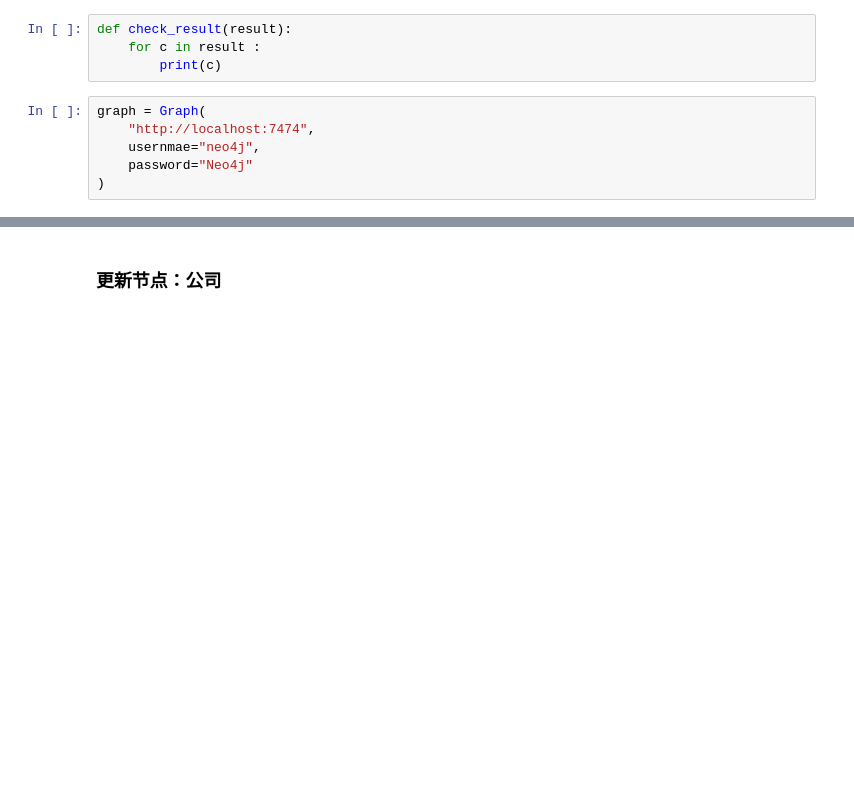
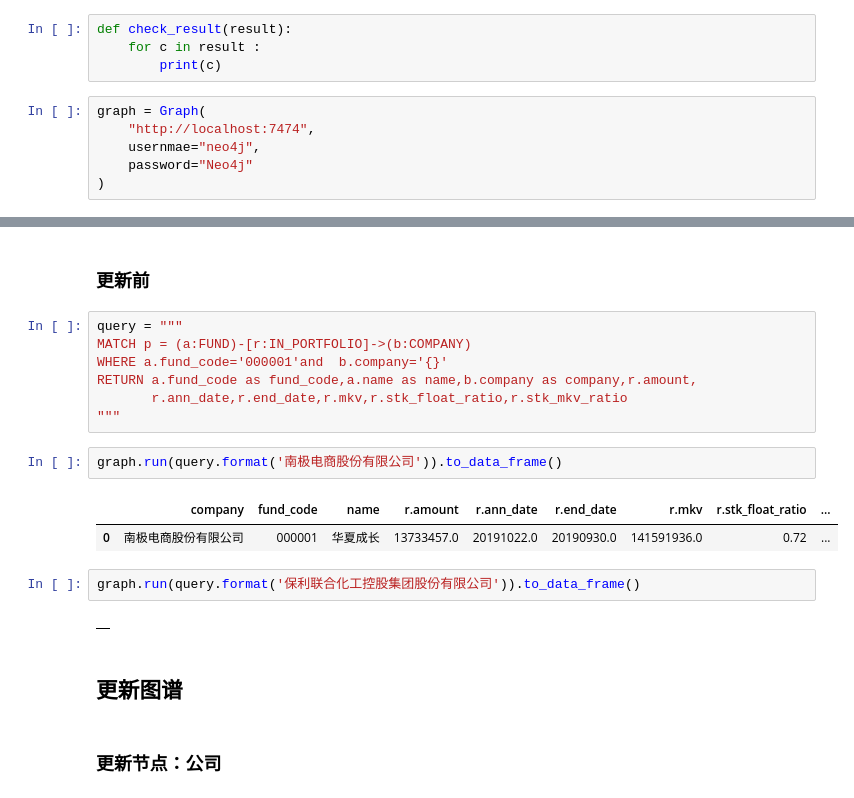
Before and after one commit to kevin-meng/financial_stock_knowledge_graph, a Jupyter notebook: scr/7.update-graph-modify-database.ipynb, the cells around one changed output, grey strips where cells are left out. Drawn from its saved outputs; the diff is of its cells as text; blank space fills up the shorter version.

```diff
--- a/scr/7.update-graph-modify-database.ipynb
+++ b/scr/7.update-graph-modify-database.ipynb
@@ -36,2 +41,22 @@ graph = Graph(
+# %% [markdown]
+### 更新前
+# %%
+query = """
+MATCH p = (a:FUND)-[r:IN_PORTFOLIO]->(b:COMPANY)
+WHERE a.fund_code='000001'and  b.company='{}'
+RETURN a.fund_code as fund_code,a.name as name,b.company as company,r.amount,
+       r.ann_date,r.end_date,r.mkv,r.stk_float_ratio,r.stk_mkv_ratio
+"""
+# %%
+graph.run(query.format('南极电商股份有限公司')).to_data_frame()
+# %% [output]
+|  | company | fund_code | name | r.amount | r.ann_date | r.end_date | r.mkv | r.stk_float_ratio | ... |
+| 0 | 南极电商股份有限公司 | 000001 | 华夏成长 | 13733457.0 | 20191022.0 | 20190930.0 | 141591936.0 | 0.72 | ... |
+# %%
+graph.run(query.format('保利联合化工控股集团股份有限公司')).to_data_frame()
+# %% [output]
+|  |
+# %% [markdown]
+## 更新图谱
 # %% [markdown]
 ### 更新节点：公司
```
Also changed, not shown: parts of 39 cells of this notebook, 5 other files.
